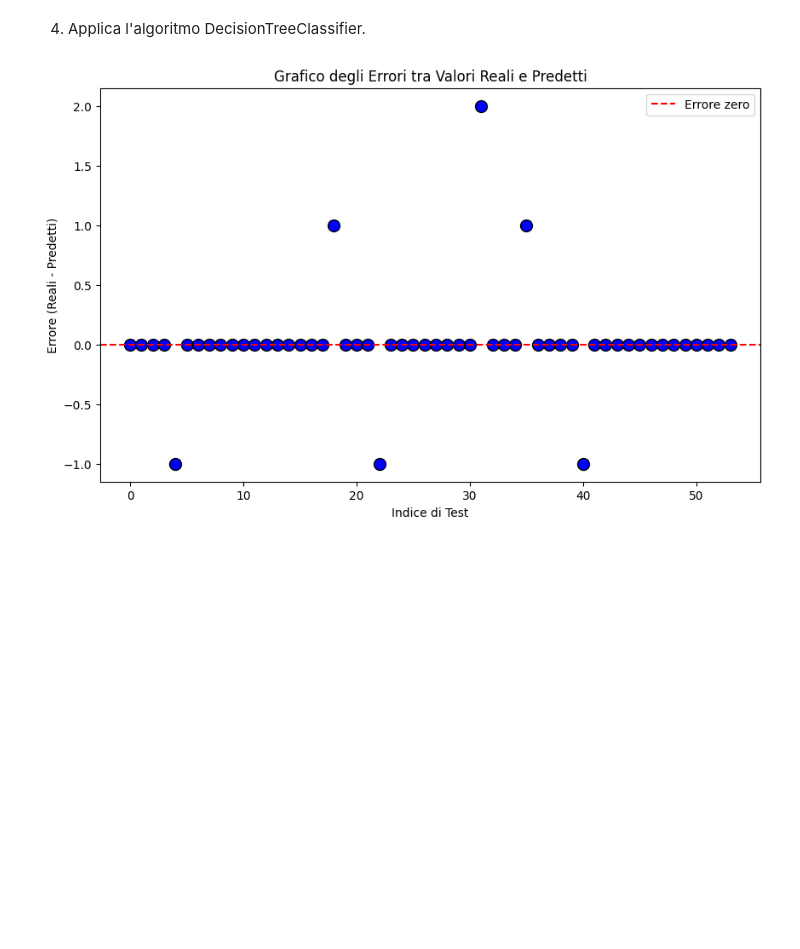
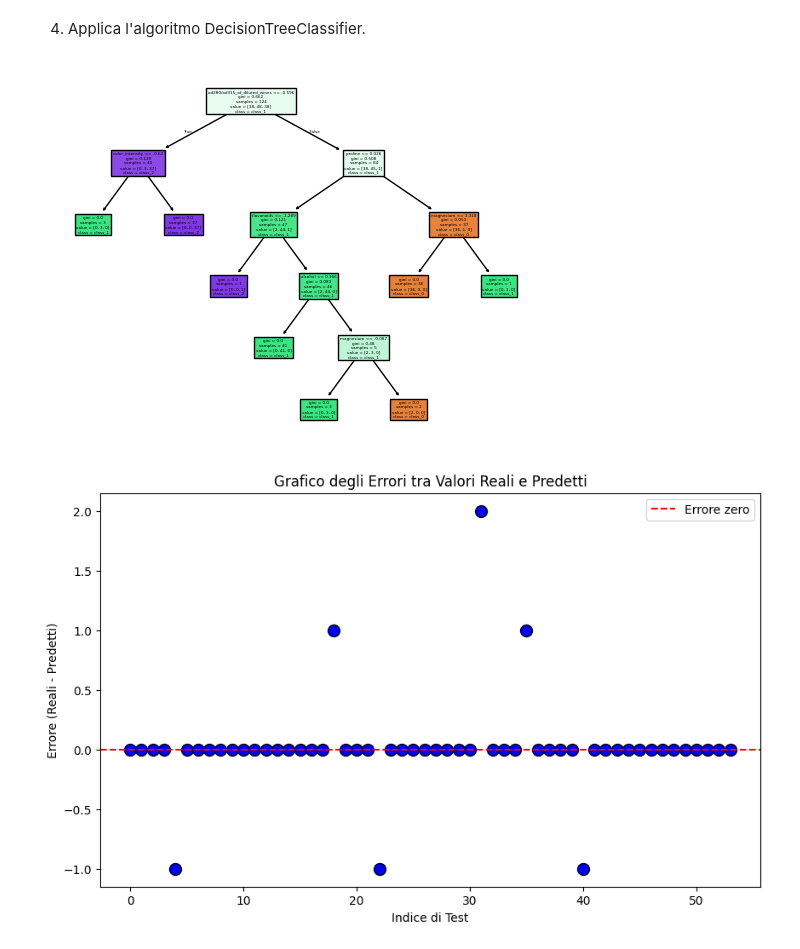
Before and after one commit to itsmartinax/Academy-Data-Science-Martina-Curcio, a Jupyter notebook: 09.18/EsercizioML5.ipynb, the cells around one changed output. Saved outputs shown, nothing was run; the diff lists cells and outputs as text; code cells hidden in the pictures; blank space fills up the shorter version.

```diff
--- a/09.18/EsercizioML5.ipynb
+++ b/09.18/EsercizioML5.ipynb
@@ -45,6 +66,12 @@ from sklearn.tree import DecisionTreeClassifier
 model = DecisionTreeClassifier()
 model.fit(X_train, y_train)
 y_pred = model.predict(X_test)
+# %%
+from sklearn.tree import plot_tree
+plot_tree(model, filled=True, feature_names=data.feature_names, class_names=data.target_names)
+plt.show()
+# %% [output]
+[figure, added]
 # %%
 errori = y_test - y_pred
 # %%
```
Also changed, not shown: parts of 7 cells of this notebook, 2 other files.
